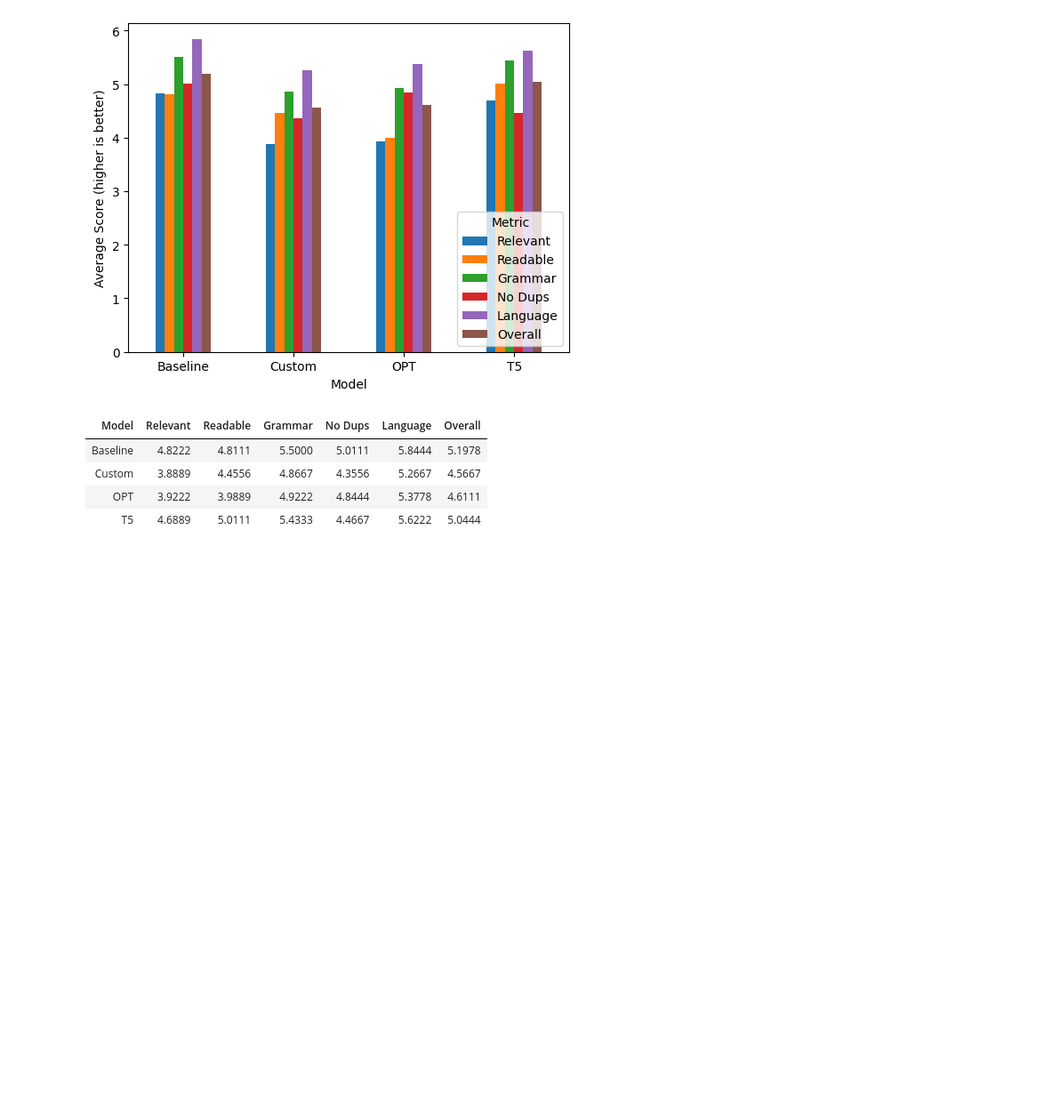
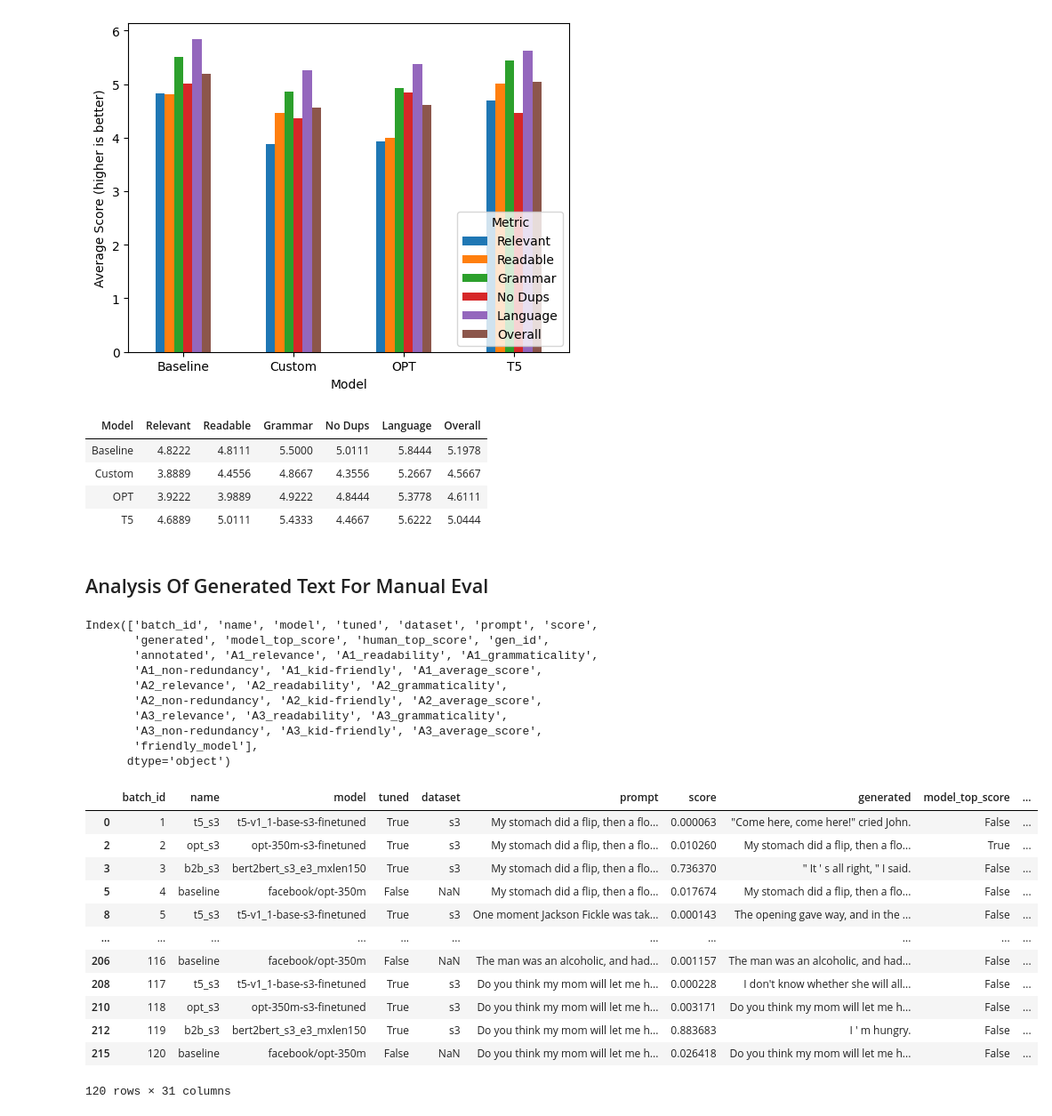
Before and after one commit to ram-senth/datasci-w266-2023-spring-team-story-bot, a Jupyter notebook: annotation.ipynb, the cells around one changed output. Shown at 89% size. Cells and saved outputs as stored; diff of their text form; code cells hidden in the pictures; blank space fills up the shorter version.

```diff
--- a/annotation.ipynb
+++ b/annotation.ipynb
@@ -677,3 +726,36 @@ display_manual_scores(False)
 | Custom | 3.8889 | 4.4556 | 4.8667 | 4.3556 | 5.2667 | 4.5667 |
 | OPT | 3.9222 | 3.9889 | 4.9222 | 4.8444 | 5.3778 | 4.6111 |
 | T5 | 4.6889 | 5.0111 | 5.4333 | 4.4667 | 5.6222 | 5.0444 |
+# %% [markdown]
+## Analysis Of Generated Text For Manual Eval
+# %%
+def analysis(human_top_score=True):
+  df_annotations = load_annotations(ANNOTATORS, True, human_top_score, annotations_as_cols=True)
+  print(df_annotations.columns)
+  df_annotations.to_csv('{}manual_row_wise.csv'.format(GDRIVE_BASE), index=None)
+  return df_annotations
+analysis()
+# %% [output]
+Index(['batch_id', 'name', 'model', 'tuned', 'dataset', 'prompt', 'score',
+       'generated', 'model_top_score', 'human_top_score', 'gen_id',
+       'annotated', 'A1_relevance', 'A1_readability', 'A1_grammaticality',
+       'A1_non-redundancy', 'A1_kid-friendly', 'A1_average_score',
+       'A2_relevance', 'A2_readability', 'A2_grammaticality',
+       'A2_non-redundancy', 'A2_kid-friendly', 'A2_average_score',
+       'A3_relevance', 'A3_readability', 'A3_grammaticality',
+       'A3_non-redundancy', 'A3_kid-friendly', 'A3_average_score',
+       'friendly_model'],
+      dtype='object')
+|  | batch_id | name | model | tuned | dataset | prompt | score | generated | model_top_score | ... |
+| 0 | 1 | t5_s3 | t5-v1_1-base-s3-finetuned | True | s3 | My stomach did a flip, then a flo... | 0.000063 | "Come here, come here!" cried John. | False | ... |
+| 2 | 2 | opt_s3 | opt-350m-s3-finetuned | True | s3 | My stomach did a flip, then a flo... | 0.010260 | My stomach did a flip, then a flo... | True | ... |
+| 3 | 3 | b2b_s3 | bert2bert_s3_e3_mxlen150 | True | s3 | My stomach did a flip, then a flo... | 0.736370 | " It ' s all right, " I said. | False | ... |
+| 5 | 4 | baseline | facebook/opt-350m | False | NaN | My stomach did a flip, then a flo... | 0.017674 | My stomach did a flip, then a flo... | False | ... |
+| 8 | 5 | t5_s3 | t5-v1_1-base-s3-finetuned | True | s3 | One moment Jackson Fickle was tak... | 0.000143 | The opening gave way, and in the ... | False | ... |
+| ... | ... | ... | ... | ... | ... | ... | ... | ... | ... | ... |
+| 206 | 116 | baseline | facebook/opt-350m | False | NaN | The man was an alcoholic, and had... | 0.001157 | The man was an alcoholic, and had... | False | ... |
+| 208 | 117 | t5_s3 | t5-v1_1-base-s3-finetuned | True | s3 | Do you think my mom will let me h... | 0.000228 | I don't know whether she will all... | False | ... |
+| 210 | 118 | opt_s3 | opt-350m-s3-finetuned | True | s3 | Do you think my mom will let me h... | 0.003171 | Do you think my mom will let me h... | False | ... |
+| 212 | 119 | b2b_s3 | bert2bert_s3_e3_mxlen150 | True | s3 | Do you think my mom will let me h... | 0.883683 | I ' m hungry. | False | ... |
+| 215 | 120 | baseline | facebook/opt-350m | False | NaN | Do you think my mom will let me h... | 0.026418 | Do you think my mom will let me h... | False | ... |
+120 rows × 31 columns
```
Also changed, not shown: parts of 20 cells of this notebook.
